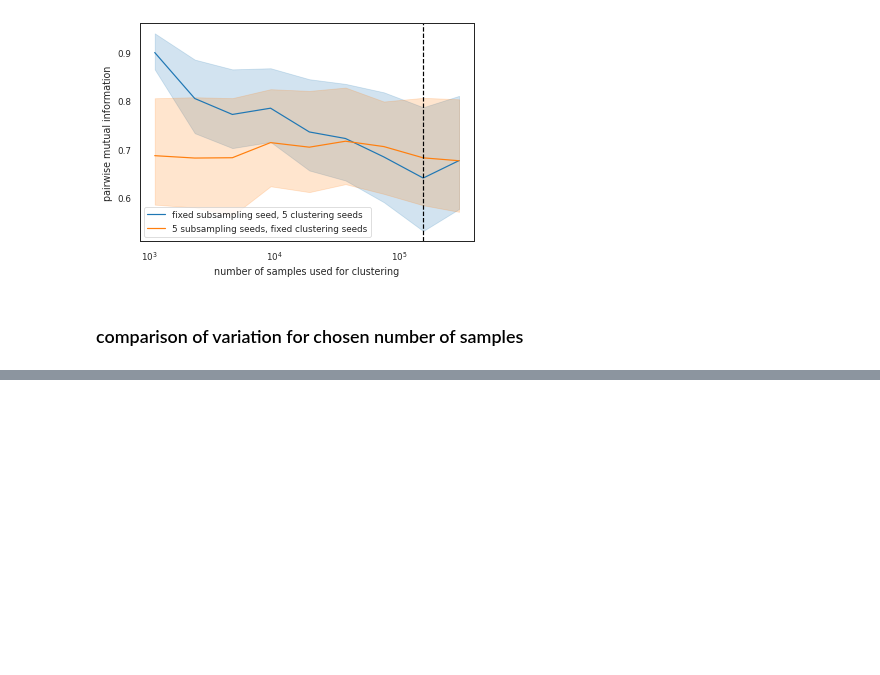
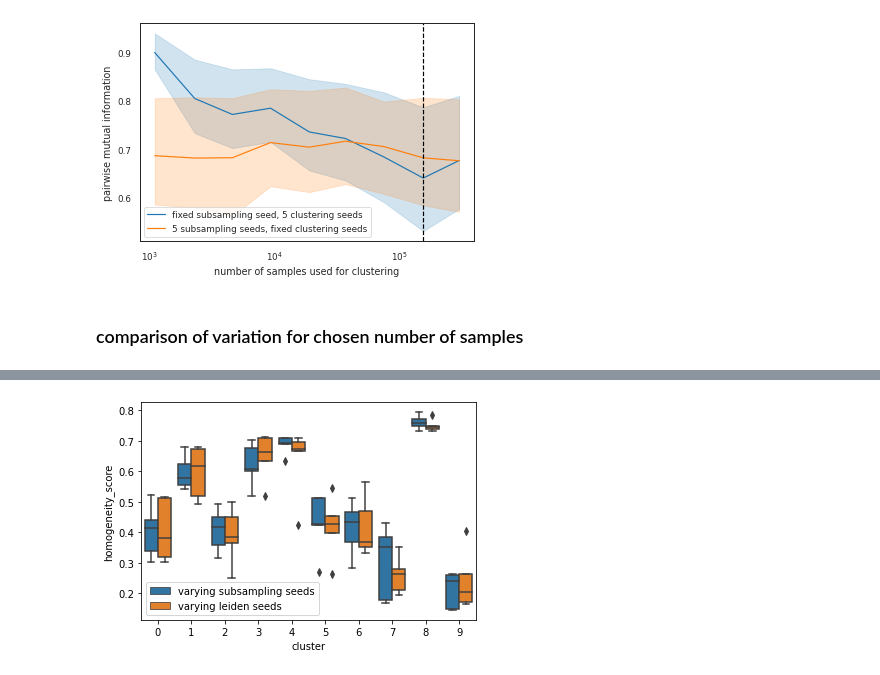
Before and after one commit to theislab/campa_ana, a Jupyter notebook: figures/fig1_suppl_cluster_subsampling.ipynb, the cells around one changed output, grey strips where cells are left out. Cells and saved outputs as stored; diff of their text form; code cells hidden in the pictures; blank space fills up the shorter version.

Commit message:
update figure notebooks

```diff
--- a/figures/fig1_suppl_cluster_subsampling.ipynb
+++ b/figures/fig1_suppl_cluster_subsampling.ipynb
@@ -285,6 +284,7 @@ plt.savefig(os.path.join(fig_dir, 'cluster_subsampling_mutual_information.png'),
 # %%
 clustering = clus.cluster_mpp.data('clustering_res0.5')
 clusters = np.unique(clustering)
+cl_list = [c for c in df.columns if 'cl_' in c]
 
 comp_varsub = {
     'homogeneity_score': [],
@@ -307,7 +307,7 @@ for i in range(len(cl_list)):
         continue
     if sub_seed == 'subsub1':
         continue
-    for cl in clustering.cat.categories:
+    for cl in clusters:
         print(num, leiden_seed, sub_seed, cl)
         comp_varsub['homogeneity_score'].append(metrics.homogeneity_score(clustering==cl, df[c1]))
         comp_varsub['num'].append(num)
@@ -320,14 +320,14 @@ for i in range(len(cl_list)):
         continue
     if sub_seed != 'sub0':
         continue
-    for cl in clustering.cat.categories:
+    for cl in clusters:
         print(num, leiden_seed, sub_seed, cl)
         comp_varleiden['homogeneity_score'].append(metrics.homogeneity_score(clustering==cl, df[c1]))
         comp_varleiden['num'].append(num)
         comp_varleiden['cl'].append(cl)
 
 df_varsub = pd.DataFrame(comp_varsub)
-df_varsub['type'] = 'sub-sampling'
+df_varsub['type'] = 'varying subsampling seeds'
 
 df_varleiden = pd.DataFrame(comp_varleiden)
-df_varleiden['type'] = 'leiden'
+df_varleiden['type'] = 'varying leiden seeds'
@@ -334,5 +352,9 @@ df_varleiden['type'] = 'leiden'
 # %%
-sns.boxplot(data=pd.concat([df_varsub, df_varleiden]), x='cl', y='homogeneity_score', hue='type')
+g = sns.boxplot(data=pd.concat([df_varleiden, df_varsub]), x='cl', y='homogeneity_score', hue='type')
+g.set(xlabel='cluster')
+g.legend_.set_title(None)
+# %% [output]
+[figure, added]
 # %%
 # do the same for annotated clustering
 def annotate_clustering(clustering, annotation, cluster_name, annotation_col=None):
```
Also changed, not shown: parts of 5 cells of this notebook, 3 other files.
